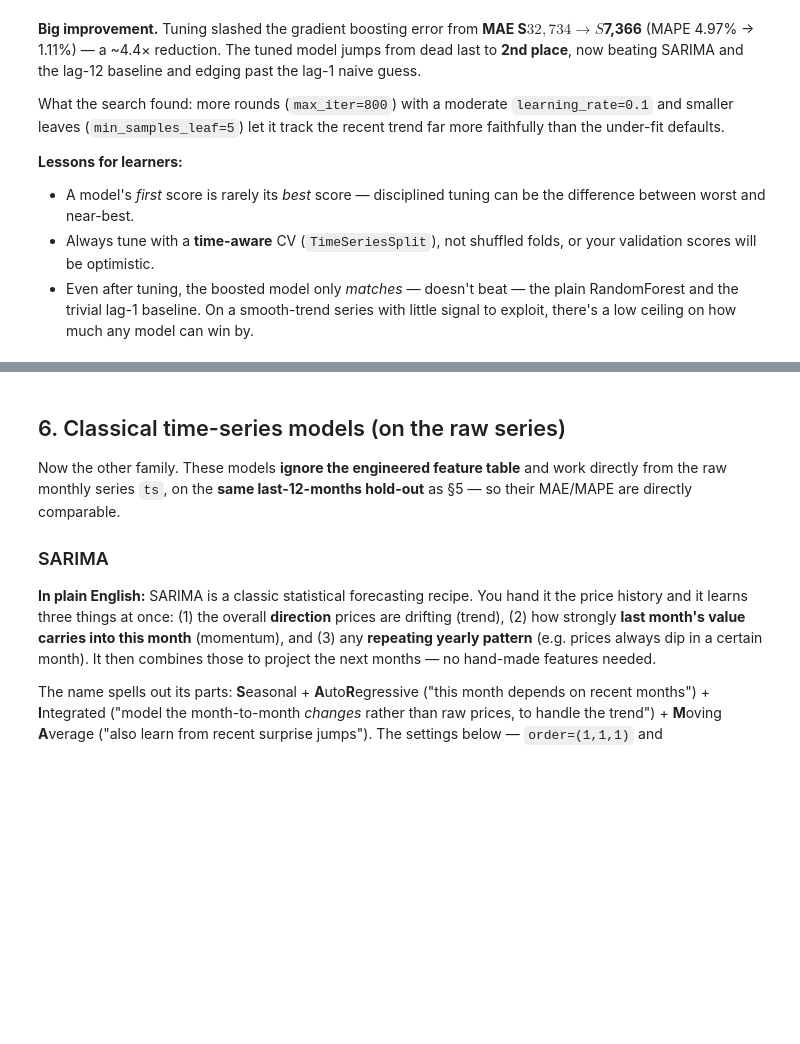
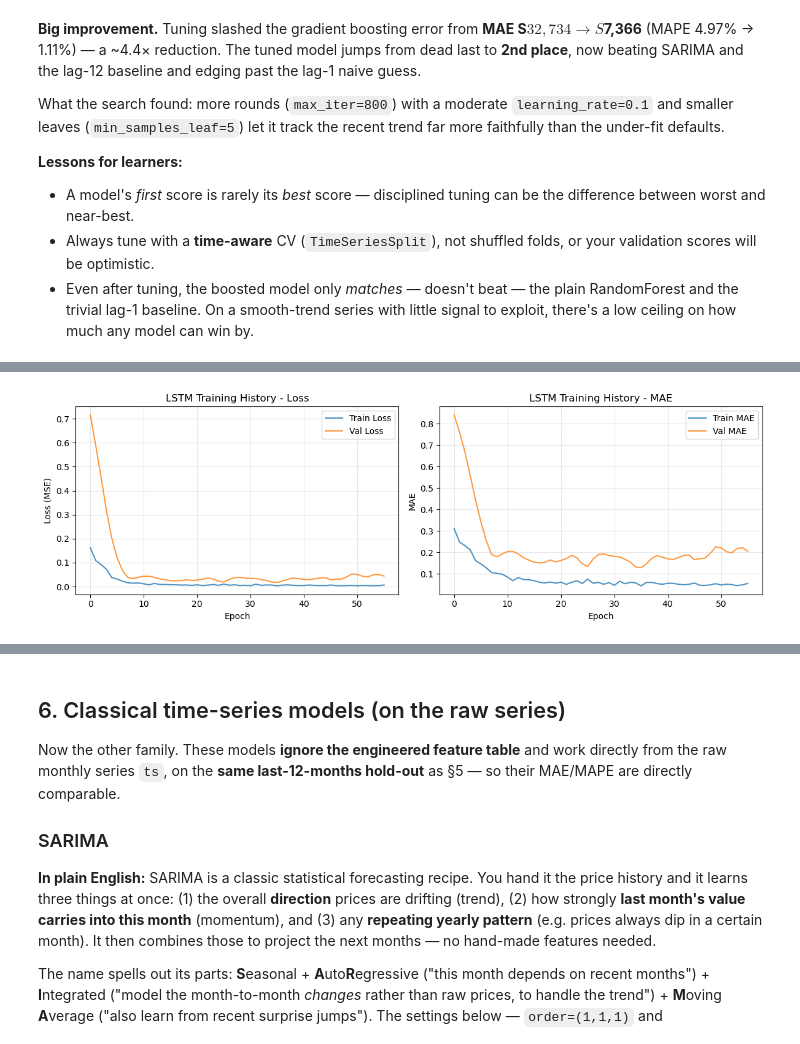
Before and after one commit to dannyngwk/6m-data-C3.2, a Jupyter notebook: notebooks/C32_timeseries_forecast.ipynb, the cells around one changed output, grey strips where cells are left out. Saved outputs shown, nothing was run; the diff lists cells and outputs as text; code cells hidden in the pictures; blank space fills up the shorter version.

```diff
--- a/notebooks/C32_timeseries_forecast.ipynb
+++ b/notebooks/C32_timeseries_forecast.ipynb
@@ -339,0 +866,24 @@ What the search found: more rounds (`max_iter=800`) with a moderate `learning_ra
+# %%
+# Plot training history to see convergence
+fig, axes = plt.subplots(1, 2, figsize=(12, 4))
+
+axes[0].plot(history.history['loss'], label='Train Loss', alpha=0.8)
+axes[0].plot(history.history['val_loss'], label='Val Loss', alpha=0.8)
+axes[0].set_xlabel('Epoch')
+axes[0].set_ylabel('Loss (MSE)')
+axes[0].set_title('LSTM Training History - Loss')
+axes[0].legend()
+axes[0].grid(alpha=0.3)
+
+axes[1].plot(history.history['mae'], label='Train MAE', alpha=0.8)
+axes[1].plot(history.history['val_mae'], label='Val MAE', alpha=0.8)
+axes[1].set_xlabel('Epoch')
+axes[1].set_ylabel('MAE')
+axes[1].set_title('LSTM Training History - MAE')
+axes[1].legend()
+axes[1].grid(alpha=0.3)
+
+plt.tight_layout()
+plt.show()
+# %% [output]
+[figure, added]
```
Also changed, not shown: parts of 40 cells of this notebook, 1 other file.
